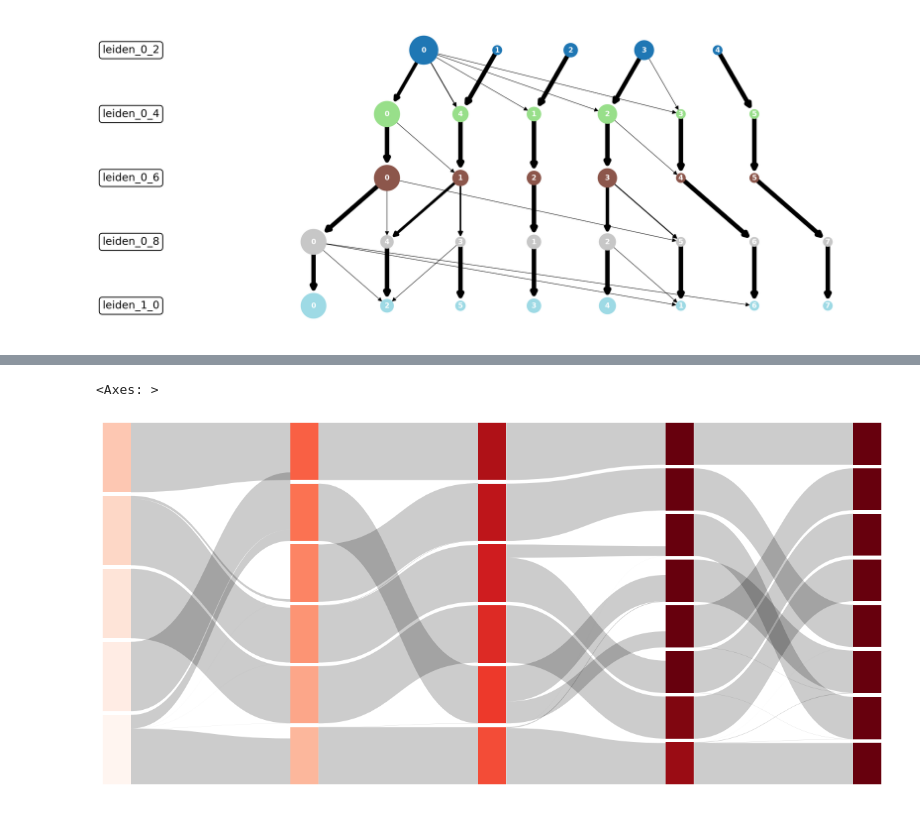
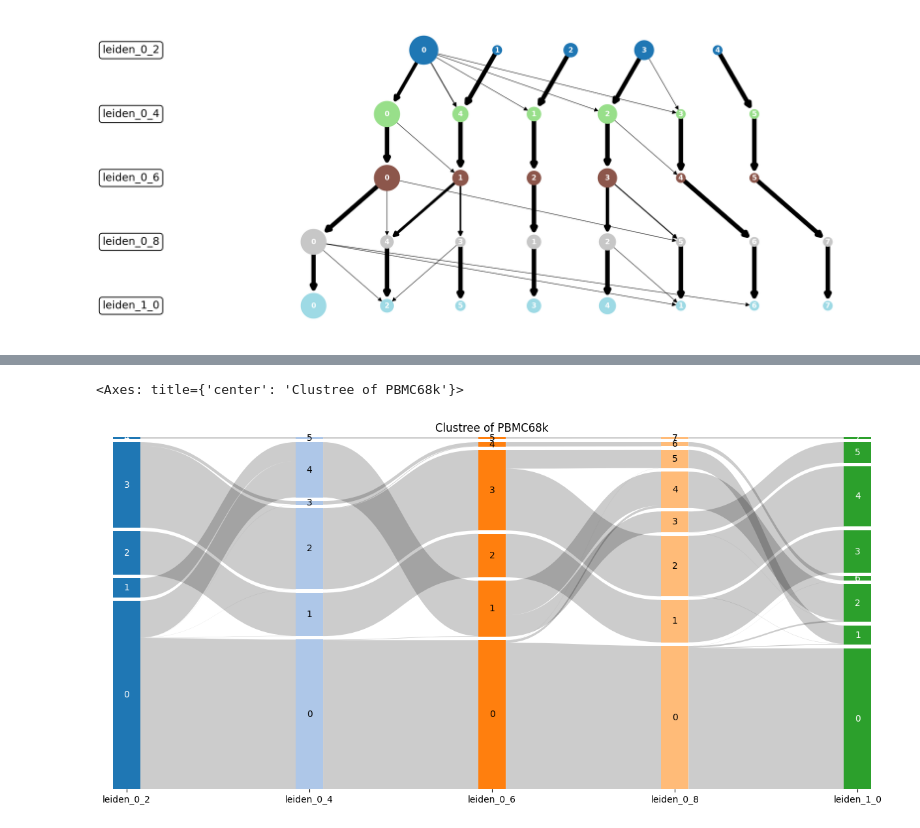
Before and after one commit to complextissue/pyclustree, a Jupyter notebook: testing.ipynb, the cells around one changed output, grey strips where cells are left out. Drawn from its saved outputs; the diff is of its cells as text; code cells hidden in the pictures.

Commit message:
working on sankey pyclustree implentation

```diff
--- a/testing.ipynb
+++ b/testing.ipynb
@@ -28,8 +29,10 @@ fig = clustree(
 # %%
+import pandas as pd
+
 df_cluster_assignments = adata.obs[cluster_keys]
 
 transition_matrices = [
-    transition_matrix(
+    pd.crosstab(
         df_cluster_assignments[cluster_keys[i]],
         df_cluster_assignments[cluster_keys[i + 1]],
     )
@@ -71,14 +73,18 @@ for i in range(len(cluster_keys) - 1):
 # %%
 import matplotlib.pyplot as plt
 from matplotlib_sankey import sankey
+from matplotlib_sankey._colors import colormap_to_list
 
 fig, ax = plt.subplots(figsize=(15, 7))
 sankey(
     all_matrices,
-    cmap="Reds",
+    color=colormap_to_list(name="tab20", num=5),
     ax=ax,
     spacing=0.01,
+    column_labels=cluster_keys,
+    annotate_columns="index",
+    title="Clustree of PBMC68k",
 )
 # %% [output]
-<Axes: >
+<Axes: title={'center': 'Clustree of PBMC68k'}>
-[figure, old version]
+[figure, new version]
```
Also changed, not shown: parts of 7 cells of this notebook.
